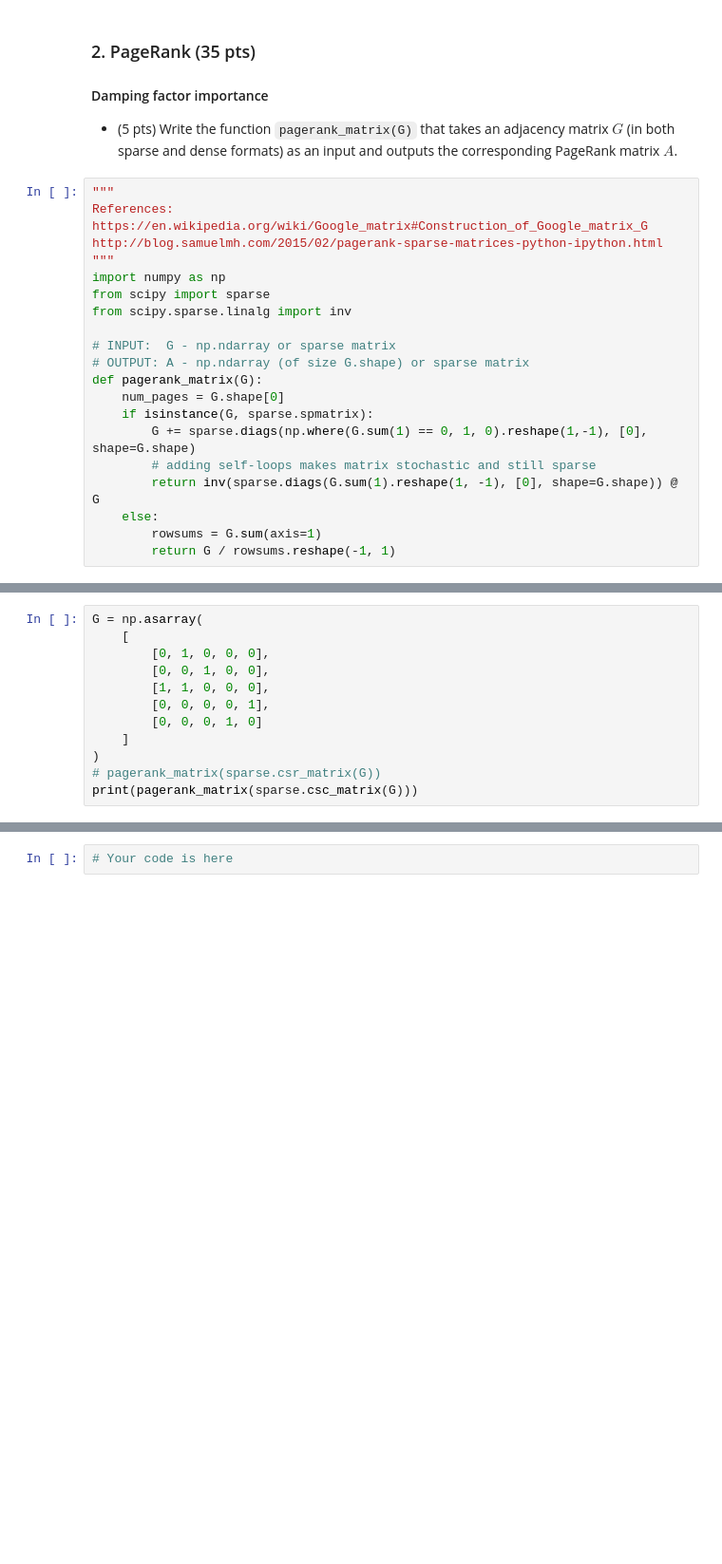
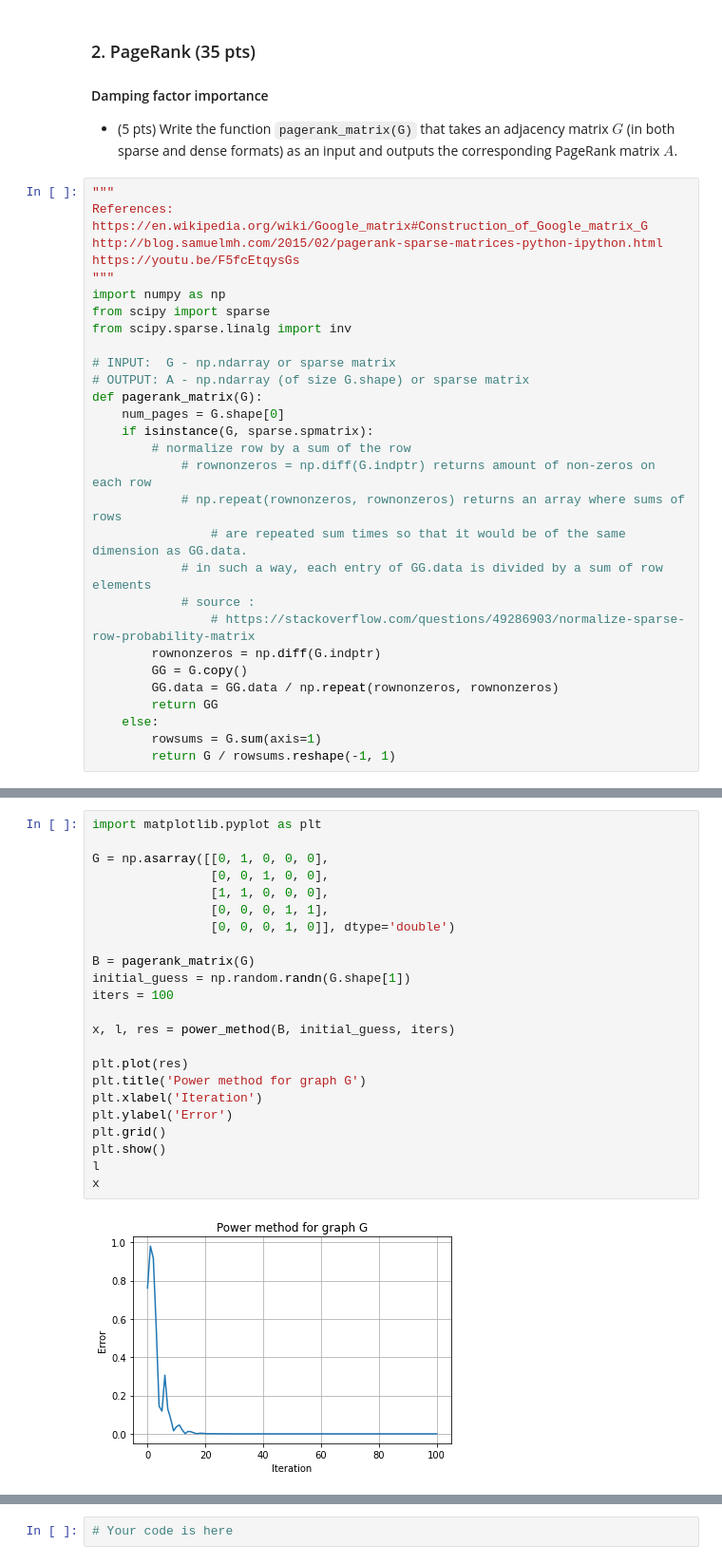
Before and after one commit to aaptss/nla2021, a Jupyter notebook: hw/hw2/hw2.ipynb, the cells around one changed output, grey strips where cells are left out. Shown: that part at 95% size. Cells and saved outputs as stored; diff of their text form; blank space fills up the shorter version.

```diff
--- a/hw/hw2/hw2.ipynb
+++ b/hw/hw2/hw2.ipynb
@@ -692,6 +752,7 @@ $$
 References:
 https://en.wikipedia.org/wiki/Google_matrix#Construction_of_Google_matrix_G
 http://blog.samuelmh.com/2015/02/pagerank-sparse-matrices-python-ipython.html
+https://youtu.be/F5fcEtqysGs
 """
 import numpy as np
 from scipy import sparse
@@ -702,9 +763,17 @@ from scipy.sparse.linalg import inv
 def pagerank_matrix(G):
     num_pages = G.shape[0]
     if isinstance(G, sparse.spmatrix):
-        G += sparse.diags(np.where(G.sum(1) == 0, 1, 0).reshape(1,-1), [0], shape=G.shape)
-        # adding self-loops makes matrix stochastic and still sparse
-        return inv(sparse.diags(G.sum(1).reshape(1, -1), [0], shape=G.shape)) @ G
+        # normalize row by a sum of the row
+            # rownonzeros = np.diff(G.indptr) returns amount of non-zeros on each row
+            # np.repeat(rownonzeros, rownonzeros) returns an array where sums of rows
+                # are repeated sum times so that it would be of the same dimension as GG.data.
+            # in such a way, each entry of GG.data is divided by a sum of row elements
+            # source :
+                # https://stackoverflow.com/questions/49286903/normalize-sparse-row-probability-matrix
+        rownonzeros = np.diff(G.indptr)
+        GG = G.copy()
+        GG.data = GG.data / np.repeat(rownonzeros, rownonzeros)
+        return GG
     else:
         rowsums = G.sum(axis=1)
         return G / rowsums.reshape(-1, 1)
@@ -711,12 +935,25 @@ def pagerank_matrix(G):
 # %%
-G = np.asarray(
-    [
-        [0, 1, 0, 0, 0],
-        [0, 0, 1, 0, 0],
-        [1, 1, 0, 0, 0],
-        [0, 0, 0, 0, 1],
-        [0, 0, 0, 1, 0]
-    ]
-)
-# pagerank_matrix(sparse.csr_matrix(G))
-print(pagerank_matrix(sparse.csc_matrix(G)))
+import matplotlib.pyplot as plt
+
+G = np.asarray([[0, 1, 0, 0, 0],
+                [0, 0, 1, 0, 0],
+                [1, 1, 0, 0, 0],
+                [0, 0, 0, 1, 1],
+                [0, 0, 0, 1, 0]], dtype='double')
+
+B = pagerank_matrix(G)
+initial_guess = np.random.randn(G.shape[1])
+iters = 100
+
+x, l, res = power_method(B, initial_guess, iters)
+
+plt.plot(res)
+plt.title('Power method for graph G')
+plt.xlabel('Iteration')
+plt.ylabel('Error')
+plt.grid()
+plt.show()
+l
+x
+# %% [output]
+[figure, added]
```
Also changed, not shown: parts of 41 cells of this notebook.
